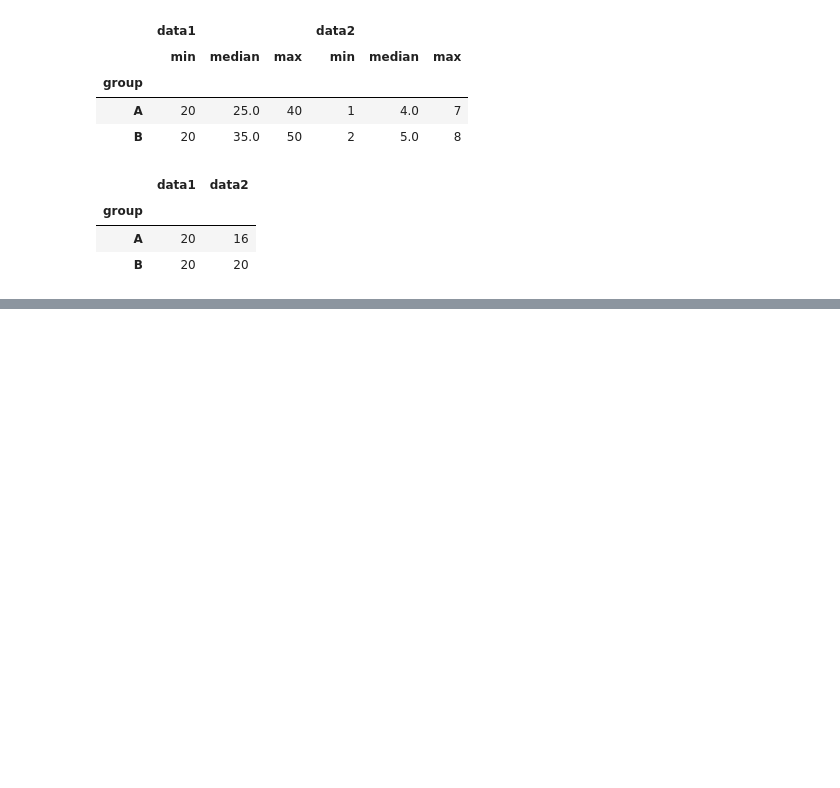
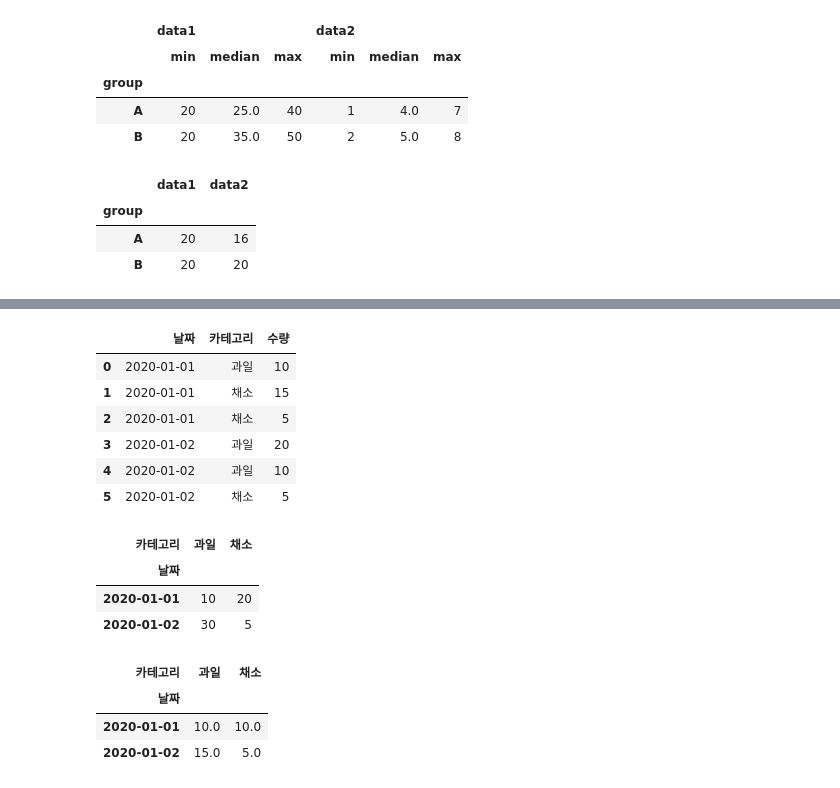
Before and after one commit to namsuhyeong/pandas, a Jupyter notebook: pandas_판다스심화_03.ipynb, the cells around one changed output, grey strips where cells are left out. Cells and saved outputs as stored; diff of their text form; code cells hidden in the pictures; blank space fills up the shorter version.

```diff
--- a/pandas_판다스심화_03.ipynb
+++ b/pandas_판다스심화_03.ipynb
@@ -287,0 +404,44 @@ df.groupby('group').aggregate({'data1': 'min', 'data2': 'sum'})
+# %%
+data = {
+    "날짜": ["2020-01-01", "2020-01-01", "2020-01-01", "2020-01-02", "2020-01-02", "2020-01-02"],
+    "카테고리": ["과일", "채소", "채소", "과일", "과일", "채소"],
+    "수량": [10, 15, 5, 20, 10, 5]
+}
+# %%
+pd.DataFrame(data)
+# %% [output]
+|  | 날짜 | 카테고리 | 수량 |
+| 0 | 2020-01-01 | 과일 | 10 |
+| 1 | 2020-01-01 | 채소 | 15 |
+| 2 | 2020-01-01 | 채소 | 5 |
+| 3 | 2020-01-02 | 과일 | 20 |
+| 4 | 2020-01-02 | 과일 | 10 |
+| 5 | 2020-01-02 | 채소 | 5 |
+# %%
+df = pd.DataFrame(data)
+
+df.pivot_table(
+    index='날짜',
+    columns='카테고리',
+    values='수량',
+    aggfunc='sum'
+)
+# %% [output]
+| 카테고리 | 과일 | 채소 |
+| 날짜 |  |  |
+| 2020-01-01 | 10 | 20 |
+| 2020-01-02 | 30 | 5 |
+# %%
+df = pd.DataFrame(data)
+
+df.pivot_table(
+    index='날짜',
+    columns='카테고리',
+    values='수량',
+    aggfunc='mean'
+)
+# %% [output]
+| 카테고리 | 과일 | 채소 |
+| 날짜 |  |  |
+| 2020-01-01 | 10.0 | 10.0 |
+| 2020-01-02 | 15.0 | 5.0 |
```
Also changed, not shown: parts of 18 cells of this notebook.
